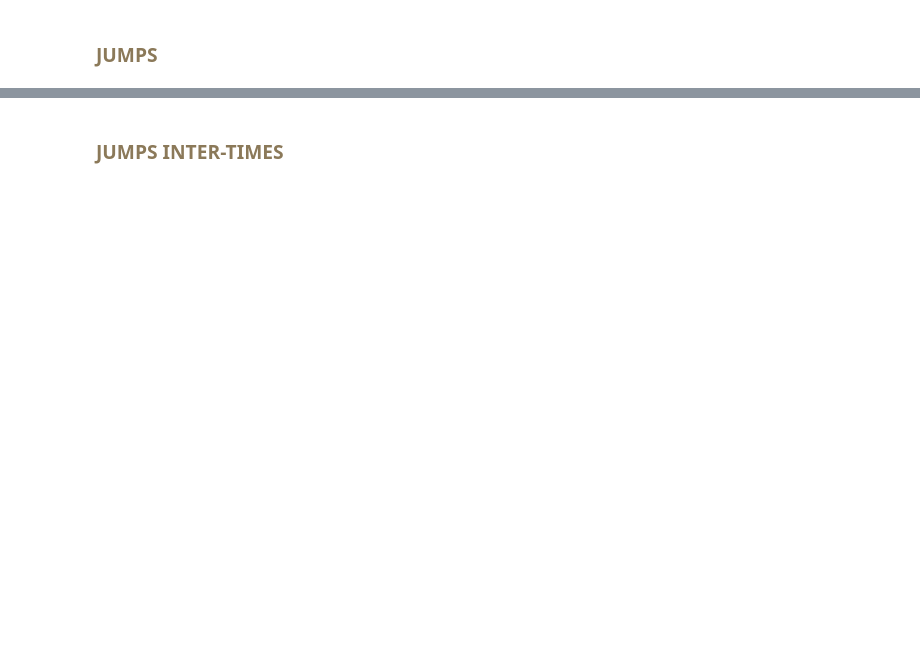
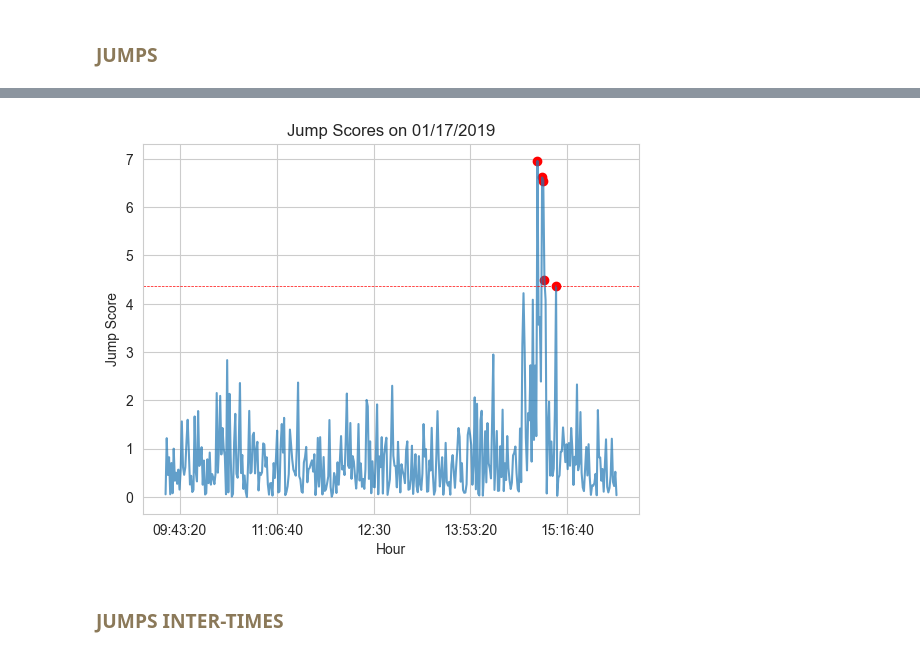
Before and after one commit to f-montenegro/ADIA-Exogenous-Information-in-HFT, a Jupyter notebook: L2_Execution/pipeline_example.ipynb, the cells around one changed output, grey strips where cells are left out. Drawn from its saved outputs; the diff is of its cells as text; code cells hidden in the pictures; blank space fills up the shorter version.

Commit message:
Ran code with one year of data #D

```diff
--- a/L2_Execution/pipeline_example.ipynb
+++ b/L2_Execution/pipeline_example.ipynb
@@ -14,7 +14,7 @@ from L1_Dev.data_prep import DataPrep
 from L1_Dev.news import News
 from L1_Dev.clusters import Clusters
 # %%
-pipeline = DataPrep(API_key='db-TGnkbgydKwvp7baYVyikk7EhRW5wa',
+pipeline = DataPrep(API_key='db-SEbmRhQ3ekjnrdRQLfK4iDYJhVkrL',
                     dataset='XNAS.ITCH',
                     start_date=datetime(2019, 1, 1),  # Might be good to use datetime.date
                     start_hour=9,
@@ -120,11 +247,13 @@ list_dates_w_jumps
 # %%
-plot_date = 4
+plot_date = 3
 ax = abs(df_jump_score[list_dates_w_jumps[plot_date]]).plot(ylabel='Jump Score',
                                                             title=f'Jump Scores on {list_dates_w_jumps[plot_date]}', alpha=0.7)
 markers = [i if i > 4.36 else np.nan for i in abs(df_jump_score[list_dates_w_jumps[plot_date]])]
 ax.scatter(df_jump_score.index, markers, color='r')
 ax.axhline(y=4.36, color='red', linestyle='--', lw=0.5, label='Threshold')
 plt.show()
+# %% [output]
+[figure, added]
 # %% [markdown]
 <H3 style="color:#8B7959">JUMPS INTER-TIMES</H3>
 # %%
```
Also changed, not shown: parts of 16 cells of this notebook, 1 other file.
